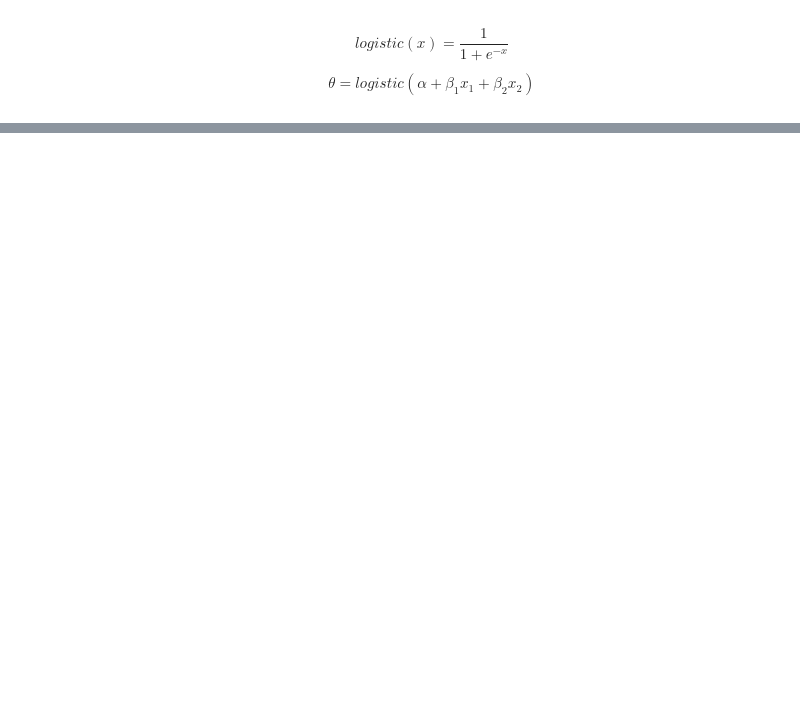
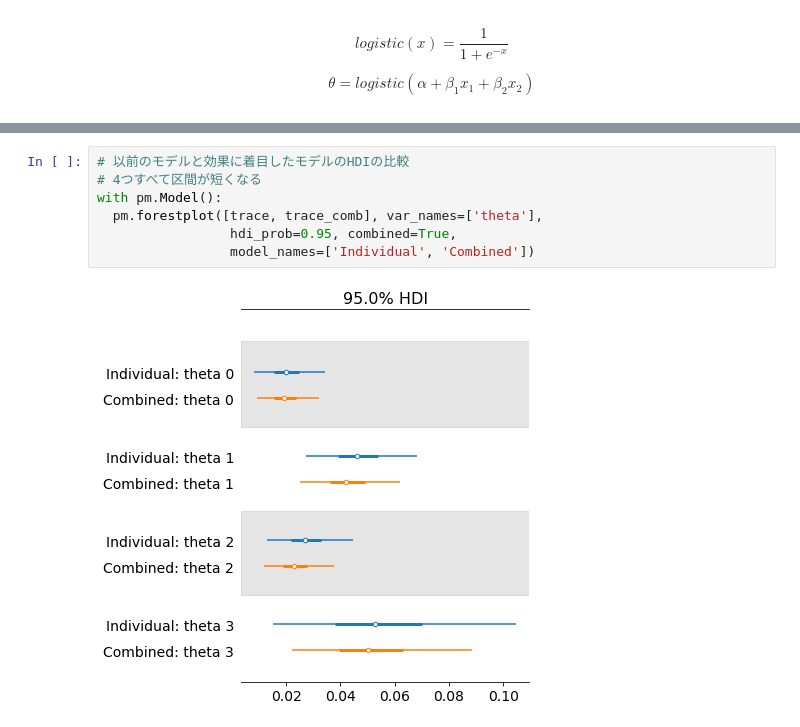
Before and after one commit to Ueda-Ryo/ML-study, a Jupyter notebook: ウェブ最適化ではじめる機械学習/chapter3.ipynb, the cells around one changed output, grey strips where cells are left out. Drawn from its saved outputs; the diff is of its cells as text; blank space fills up the shorter version.

```diff
--- a/ウェブ最適化ではじめる機械学習/chapter3.ipynb
+++ b/ウェブ最適化ではじめる機械学習/chapter3.ipynb
@@ -84,0 +139,9 @@ $$
+# %%
+# 以前のモデルと効果に着目したモデルのHDIの比較
+# 4つすべて区間が短くなる
+with pm.Model():
+  pm.forestplot([trace, trace_comb], var_names=['theta'],
+                 hdi_prob=0.95, combined=True,
+                 model_names=['Individual', 'Combined'])
+# %% [output]
+[figure, added]
```
Also changed, not shown: parts of 22 cells of this notebook.
